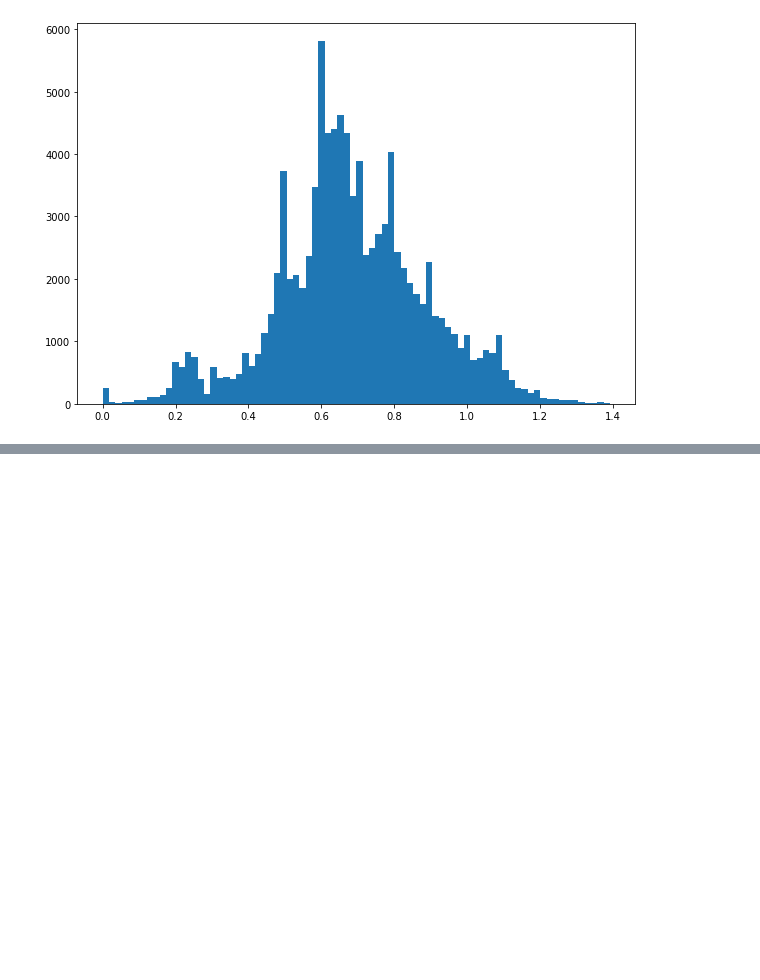
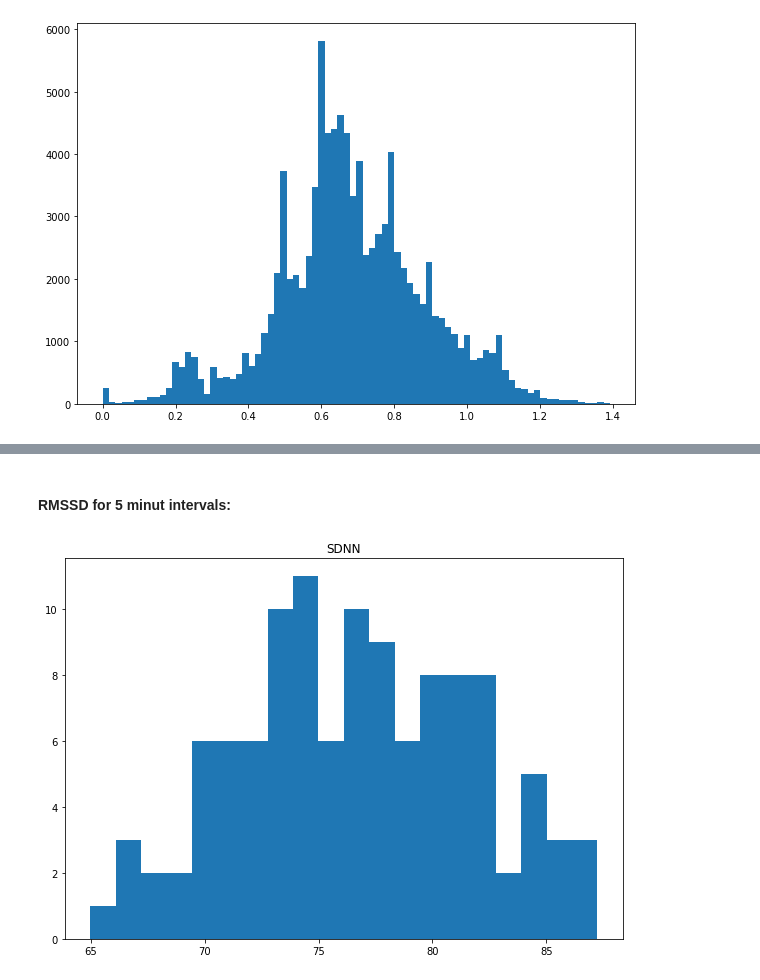
Before and after one commit to hK04/BioTechDaysMIPT2022, a Jupyter notebook: main.ipynb, the cells around one changed output, grey strips where cells are left out. Cells and saved outputs as stored; diff of their text form; code cells hidden in the pictures; blank space fills up the shorter version.

```diff
--- a/main.ipynb
+++ b/main.ipynb
@@ -327,0 +372,9 @@ plt.show()
+# %% [markdown]
+#### RMSSD for 5 minut intervals:
+# %%
+plt.figure(figsize = (10, 7))
+plt.title('SDNN')
+plt.hist(RMSSD, bins = 20)
+plt.show()
+# %% [output]
+[figure, added]
```
Also changed, not shown: parts of 17 cells of this notebook.
